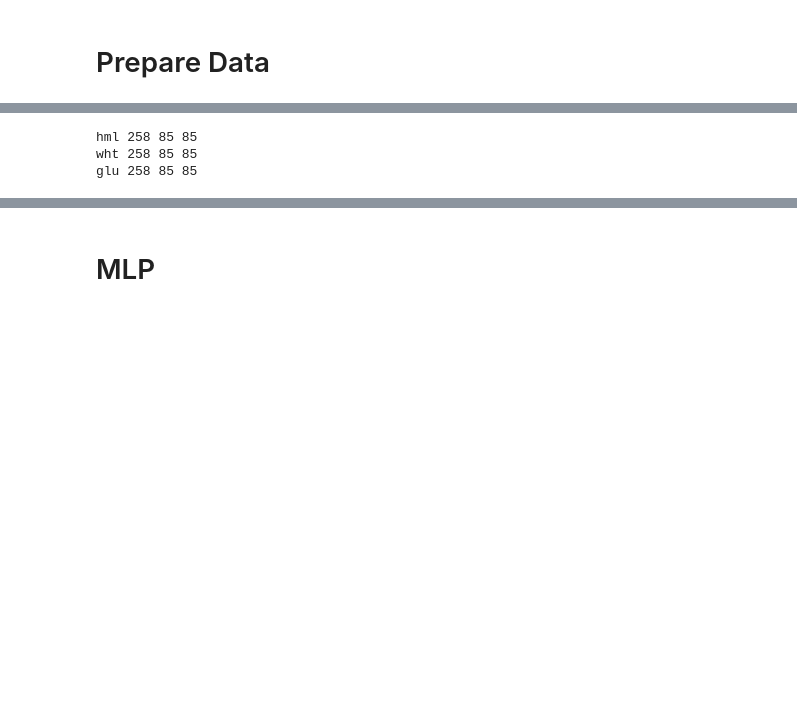
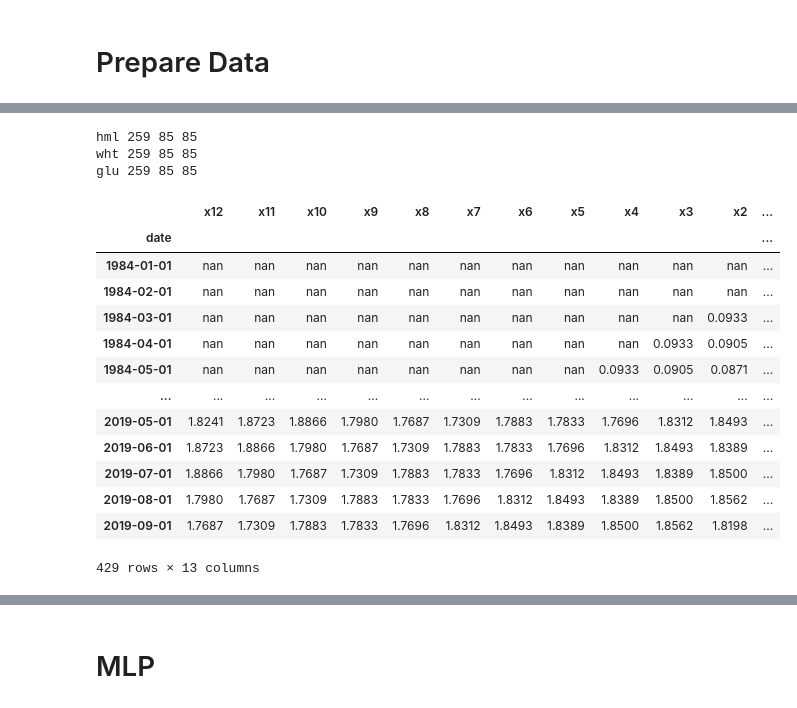
Before and after one commit to piyayut-ch/pricefcast, a Jupyter notebook: notebook/4_mlp.ipynb, the cells around one changed output, grey strips where cells are left out. Saved outputs shown, nothing was run; the diff lists cells and outputs as text; code cells hidden in the pictures; blank space fills up the shorter version.

```diff
--- a/notebook/4_mlp.ipynb
+++ b/notebook/4_mlp.ipynb
@@ -36,5 +233,5 @@ prices = [hml, wht, glu]
 # %%
-n_diff = 1
+n_diff = 0
 
 for price in prices:
   price.scaled, price.scaler = data_transform(price, method='minmax')
@@ -42,10 +239,19 @@ for price in prices:
   price.n_diff = n_diff
   price.train, price.validate, price.train2, price.test = data_split(price.scaled_diff)
   print(price.meta.abb, price.train.size, price.validate.size, price.test.size)
-# %% [output]
-hml 258 85 85
-wht 258 85 85
-glu 258 85 85
+# %%
+n_diff = 0
+
+for price in prices:
+  price.scaled, price.scaler = data_transform(price, method='minmax')
+  price.scaled_diff = price.scaled.diff(n_diff).dropna() if n_diff>0 else price.scaled
+  price.n_diff = n_diff
+  price.train, price.validate, price.train2, price.test = data_split(price.scaled_diff)
+  print(price.meta.abb, price.train.size, price.validate.size, price.test.size)
+# %% [output]
+hml 259 85 85
+wht 259 85 85
+glu 259 85 85
 # %%
 def data_2keras(data, n_lag=12, n_forecast=4, h=None):
   """
@@ -75,4 +284,23 @@ def data_2keras(data, n_lag=12, n_forecast=4, h=None):
   y = df.iloc[:, n_lag+1:] if h is None else df.iloc[:, n_lag+h]
 
   return x, y, date_idx
+# %%
+x, y, idx_ = data_2keras(hml.scaled, n_lag=12, n_forecast=4, h=None)
+# %%
+x
+# %% [output]
+|  | x12 | x11 | x10 | x9 | x8 | x7 | x6 | x5 | x4 | x3 | x2 | ... |
+| date |  |  |  |  |  |  |  |  |  |  |  | ... |
+| 1984-01-01 | nan | nan | nan | nan | nan | nan | nan | nan | nan | nan | nan | ... |
+| 1984-02-01 | nan | nan | nan | nan | nan | nan | nan | nan | nan | nan | nan | ... |
+| 1984-03-01 | nan | nan | nan | nan | nan | nan | nan | nan | nan | nan | 0.0933 | ... |
+| 1984-04-01 | nan | nan | nan | nan | nan | nan | nan | nan | nan | 0.0933 | 0.0905 | ... |
+| 1984-05-01 | nan | nan | nan | nan | nan | nan | nan | nan | 0.0933 | 0.0905 | 0.0871 | ... |
+| ... | ... | ... | ... | ... | ... | ... | ... | ... | ... | ... | ... | ... |
+| 2019-05-01 | 1.8241 | 1.8723 | 1.8866 | 1.7980 | 1.7687 | 1.7309 | 1.7883 | 1.7833 | 1.7696 | 1.8312 | 1.8493 | ... |
+| 2019-06-01 | 1.8723 | 1.8866 | 1.7980 | 1.7687 | 1.7309 | 1.7883 | 1.7833 | 1.7696 | 1.8312 | 1.8493 | 1.8389 | ... |
+| 2019-07-01 | 1.8866 | 1.7980 | 1.7687 | 1.7309 | 1.7883 | 1.7833 | 1.7696 | 1.8312 | 1.8493 | 1.8389 | 1.8500 | ... |
+| 2019-08-01 | 1.7980 | 1.7687 | 1.7309 | 1.7883 | 1.7833 | 1.7696 | 1.8312 | 1.8493 | 1.8389 | 1.8500 | 1.8562 | ... |
+| 2019-09-01 | 1.7687 | 1.7309 | 1.7883 | 1.7833 | 1.7696 | 1.8312 | 1.8493 | 1.8389 | 1.8500 | 1.8562 | 1.8198 | ... |
+429 rows × 13 columns
 # %%
```
Also changed, not shown: parts of 44 cells of this notebook, 37 other files.
